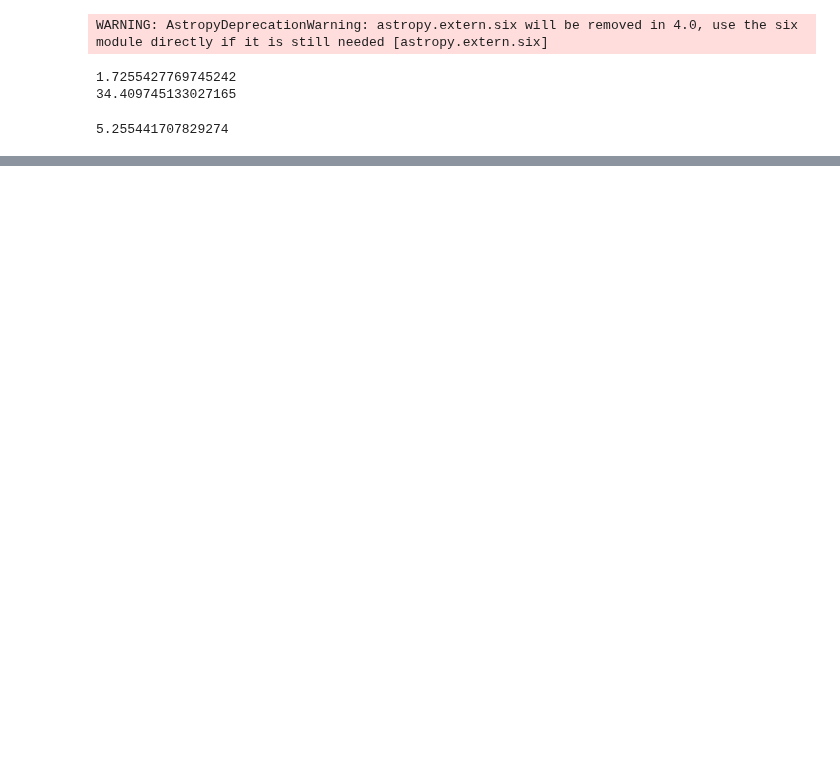
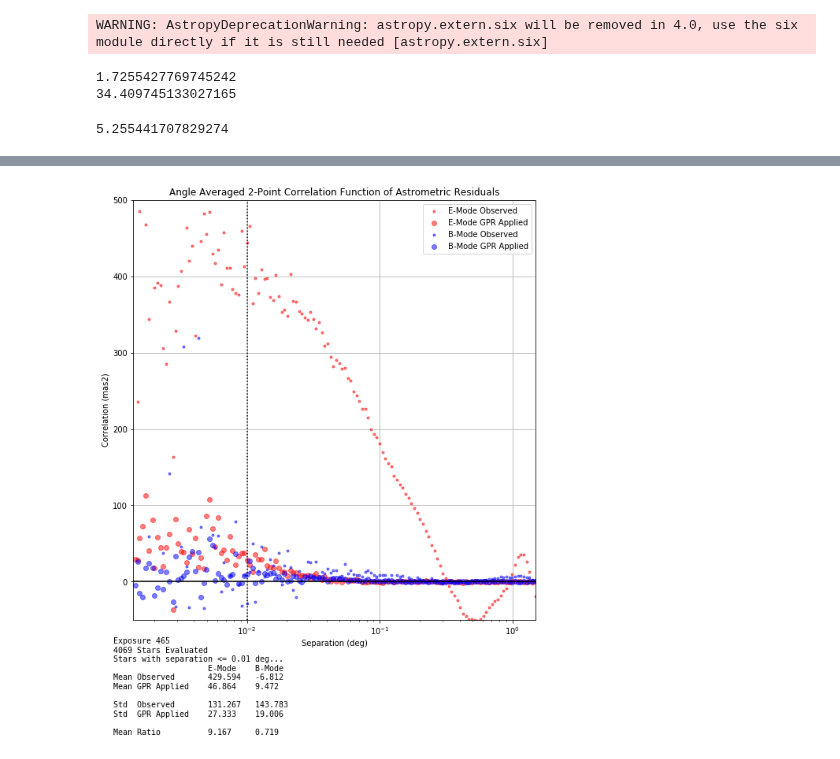
Before and after one commit to FoxFortino/DESworkspace, a Jupyter notebook: vK2KGPR_Basic_checkParams.ipynb, the cells around one changed output, grey strips where cells are left out. Cells and saved outputs as stored; diff of their text form; code cells hidden in the pictures; blank space fills up the shorter version.

```diff
--- a/vK2KGPR_Basic_checkParams.ipynb
+++ b/vK2KGPR_Basic_checkParams.ipynb
@@ -174,0 +167,19 @@ Mean Ratio          9.167     0.719
+# %%
+importlib.reload(plotGPR)
+plotGPR.Correlation(
+    x, y, dx, dy,
+    x2=x2, y2=y2, dx2=dx2, dy2=dy2,
+    title1="Observed", title2="GPR Applied",
+    xiE_ON=True, xiB_ON=True,
+#     xiplus_ON=True, ximinus_ON=True,
+#     xicross_ON=True, xiz2_ON=True,
+    rmin=5*u.arcsec, rmax=1.5*u.deg, dlogr=0.05,
+    ylim=(-50, 500),
+    sep=1e-2*u.deg, avgLine=True,
+    savePath="., saveExt=None,
+    plotShow=True,
+    exposure=465,
+    showInfo=True
+    )
+# %% [output]
+[figure, added]
```
Also changed, not shown: parts of 4 cells of this notebook, 2 other files.
